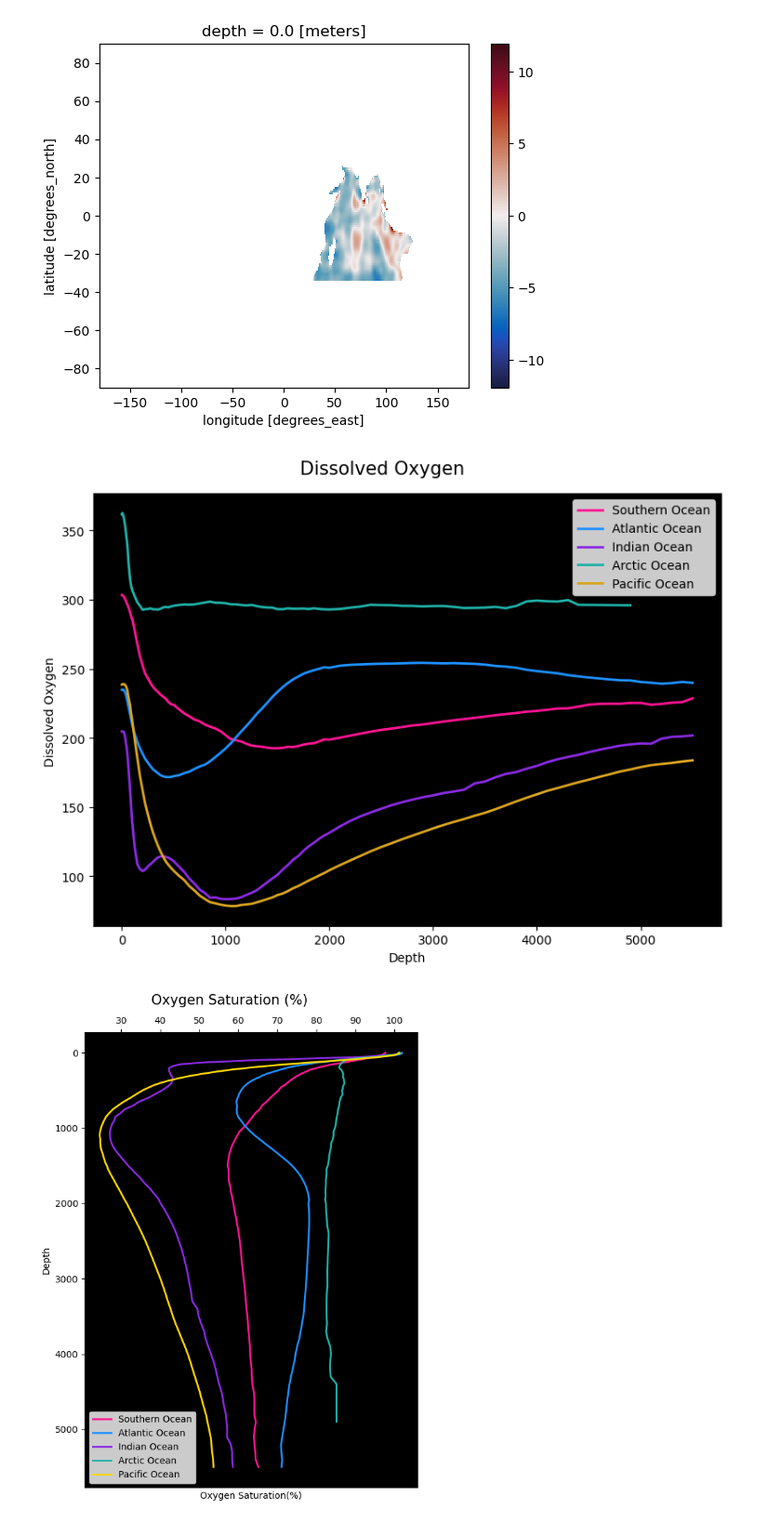
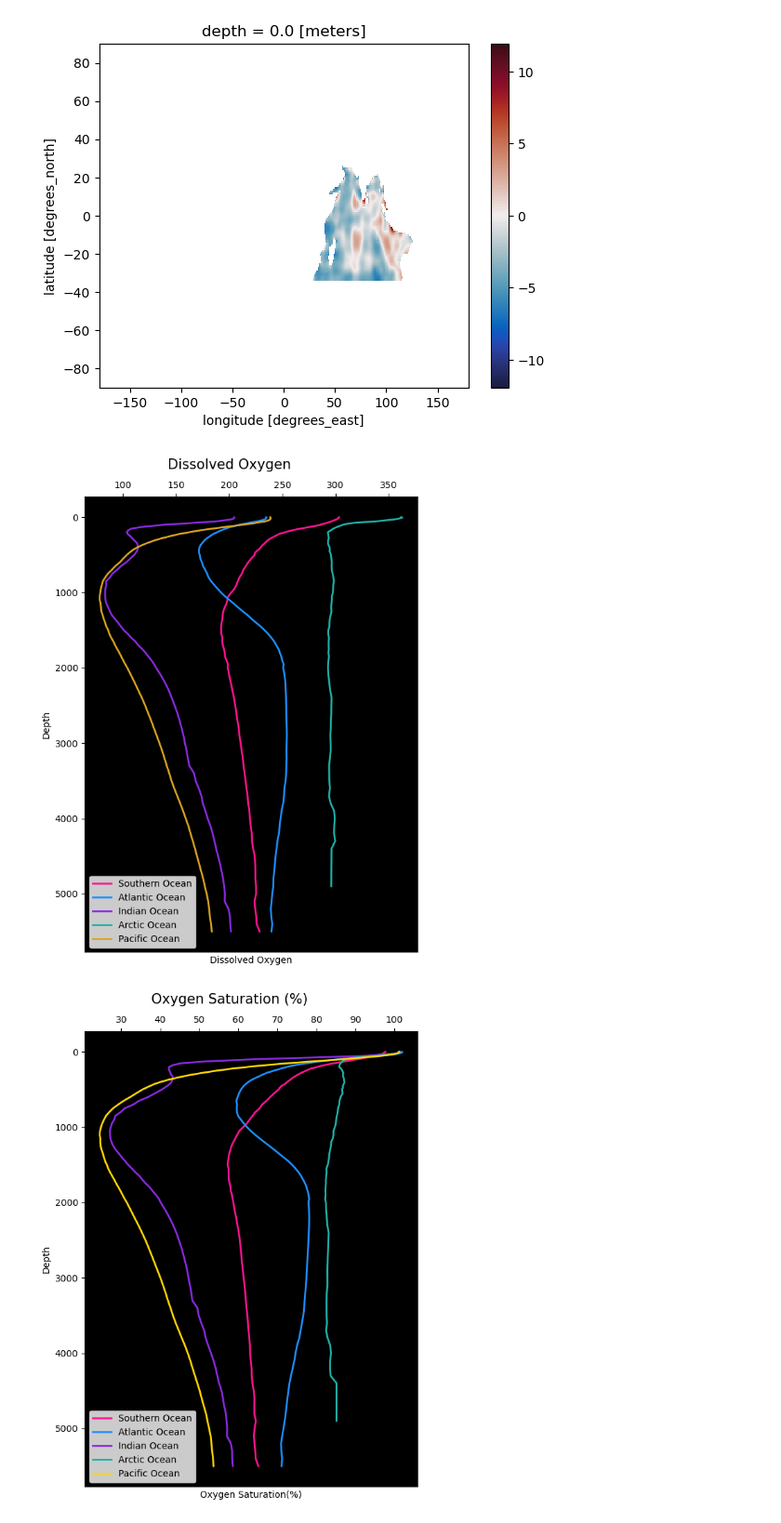
Before and after one commit to EES-3506-5506/EES3506_5506_Fall2023_Final_Project_G4_Hartman, a Jupyter notebook: notebooks/Final_Historical.ipynb, the cells around one changed output. Shown at 93% size. Drawn from its saved outputs; the diff is of its cells as text; code cells hidden in the pictures.

```diff
--- a/notebooks/Final_Historical.ipynb
+++ b/notebooks/Final_Historical.ipynb
@@ -965,28 +942,30 @@ O2indian=woa18_o2_indianocean.mean(dim='lon').mean(dim='lat')
 O2arctic=woa18_o2_arctic.mean(dim='lon').mean(dim='lat')
 O2pacific=woa18_o2_pacificocean.mean(dim='lon').mean(dim='lat')
 # %%
-fig, (ax) = plt.subplots(nrows = 1, ncols = 1, figsize = (8, 6))
+fig, (ax) = plt.subplots(nrows = 1, ncols = 1, figsize = (6, 8))
 
 fig.suptitle('Dissolved Oxygen', fontsize=15)
 
 #ax.grid(color='lightgrey')
 
-ax.plot(O2southern['depth'], O2southern, linewidth=2, label='Southern Ocean', color='deeppink')
-ax.plot(O2atlantic['depth'], O2atlantic, linewidth=2, label='Atlantic Ocean', color='dodgerblue')
-ax.plot(O2indian['depth'], O2indian, linewidth=2, label='Indian Ocean', color='blueviolet')
-ax.plot(O2arctic['depth'], O2arctic, linewidth=2, label='Arctic Ocean', color='lightseagreen')
-ax.plot(O2pacific['depth'], O2pacific, linewidth=2, label='Pacific Ocean', color='goldenrod')
+ax.plot( O2southern, O2southern['depth'], linewidth=2, label='Southern Ocean', color='deeppink')
+ax.plot( O2atlantic, O2atlantic['depth'], linewidth=2, label='Atlantic Ocean', color='dodgerblue')
+ax.plot( O2indian, O2indian['depth'], linewidth=2, label='Indian Ocean', color='blueviolet')
+ax.plot( O2arctic, O2arctic['depth'], linewidth=2, label='Arctic Ocean', color='lightseagreen')
+ax.plot( O2pacific, O2pacific['depth'], linewidth=2, label='Pacific Ocean', color='goldenrod')
 
 
 ax.legend()
-ax.set_ylabel('Dissolved Oxygen ')
-ax.set_xlabel('Depth')
+ax.set_ylabel('Depth')
+ax.set_xlabel('Dissolved Oxygen')
+ax.invert_yaxis()
+ax.xaxis.tick_top()
 
 ax.set_facecolor('black')
 
 plt.tight_layout()
 # %% [output]
-[figure, old version]
+[figure, new version]
 # %%
 O2satsouthern=woa18_o2sat_southernocean.mean(dim='lon').mean(dim='lat')
 O2satatlantic=woa18_o2sat_atlanticocean.mean(dim='lon').mean(dim='lat')
```
Also changed, not shown: parts of 2 cells of this notebook.
